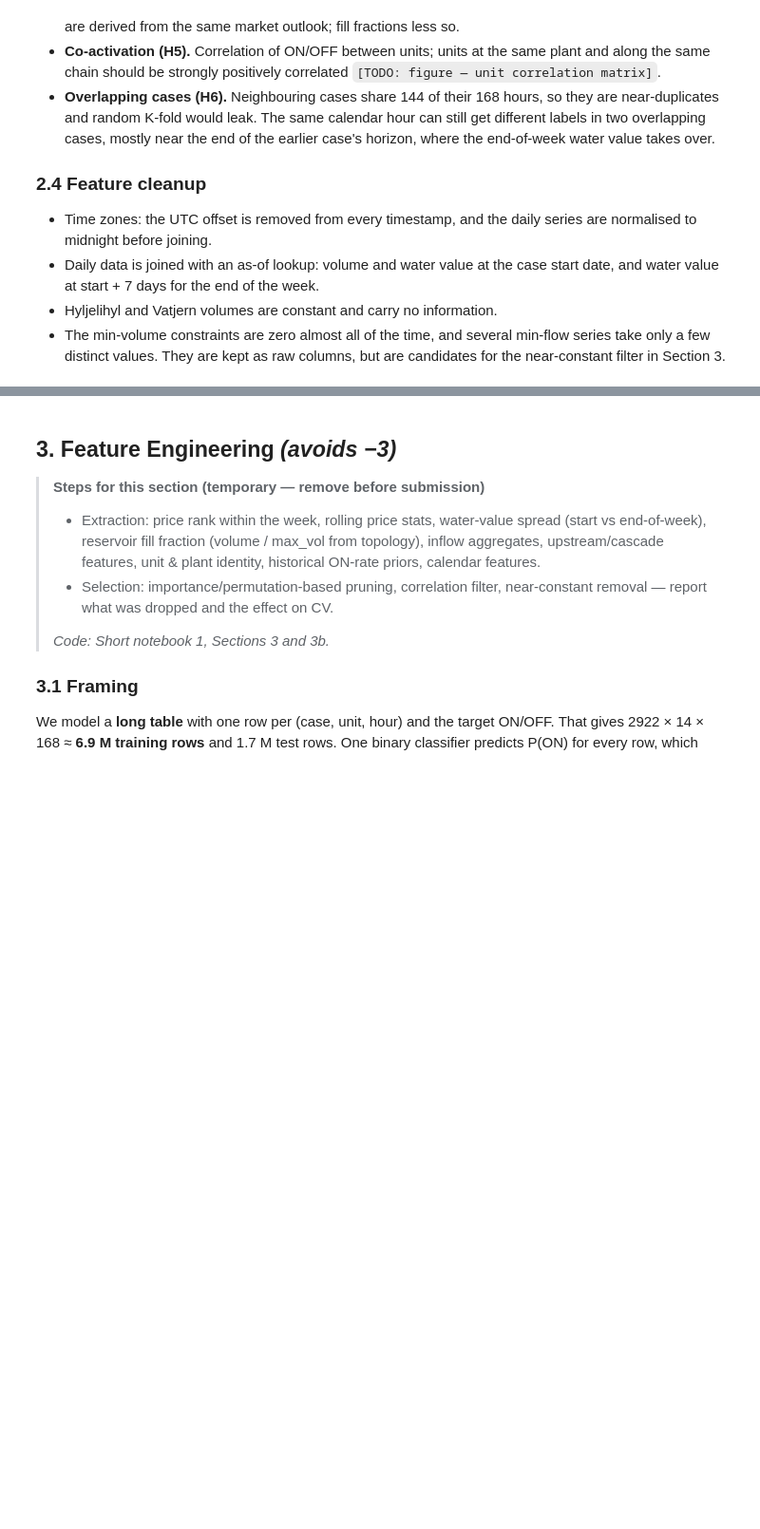
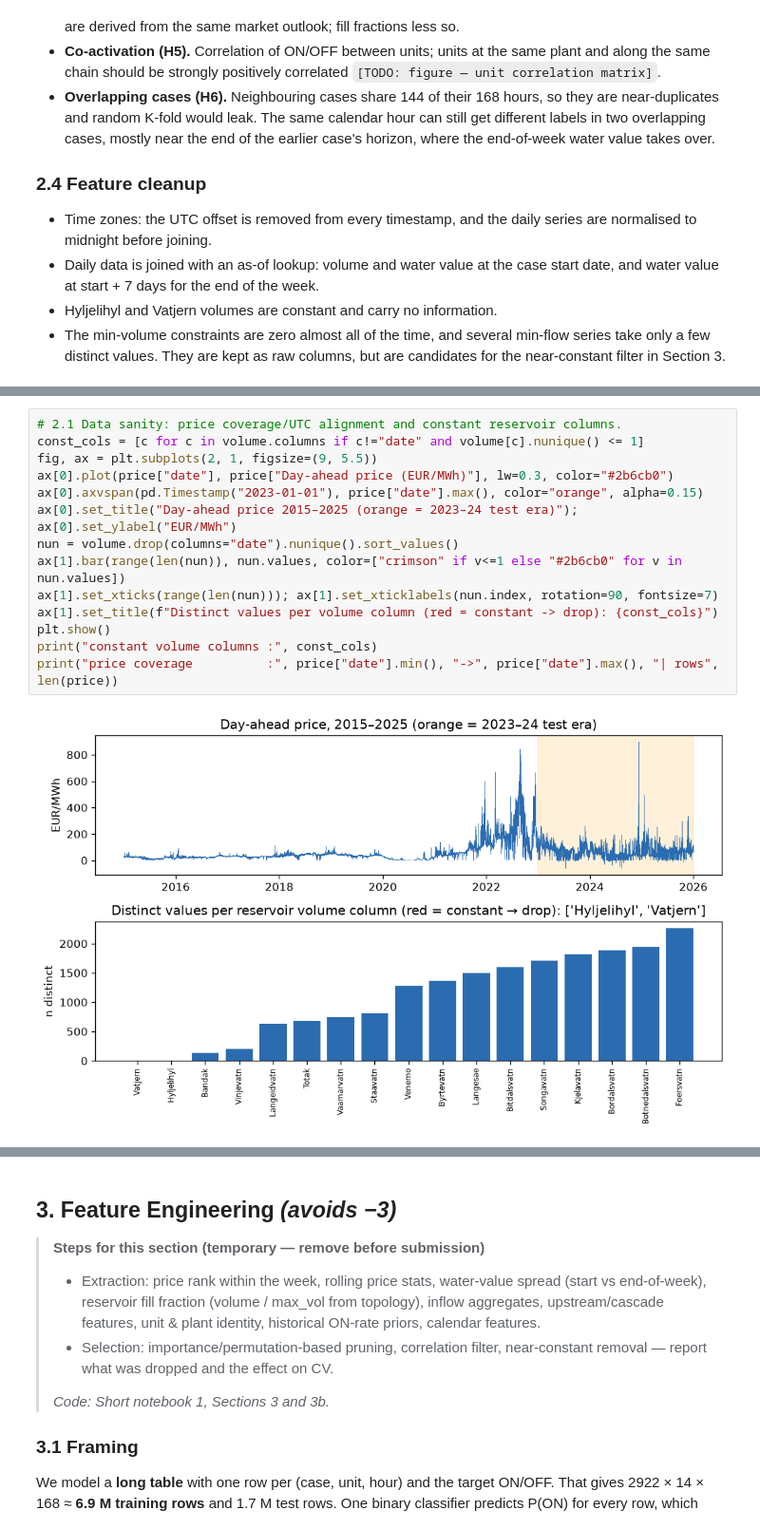
Before and after one commit to Mathole01/ML-group-project-TDT4173, a Jupyter notebook: Report.ipynb, the cells around one changed output, grey strips where cells are left out. Shown at 95% size. Drawn from its saved outputs; the diff is of its cells as text; blank space fills up the shorter version.

Commit message:
add visualization

```diff
--- a/Report.ipynb
+++ b/Report.ipynb
@@ -166,0 +208,16 @@ All time series are stamped in **UTC**. The hourly series are price, inflow and
+# %%
+# 2.1 Data sanity: price coverage/UTC alignment and constant reservoir columns.
+const_cols = [c for c in volume.columns if c!="date" and volume[c].nunique() <= 1]
+fig, ax = plt.subplots(2, 1, figsize=(9, 5.5))
+ax[0].plot(price["date"], price["Day-ahead price (EUR/MWh)"], lw=0.3, color="#2b6cb0")
+ax[0].axvspan(pd.Timestamp("2023-01-01"), price["date"].max(), color="orange", alpha=0.15)
+ax[0].set_title("Day-ahead price 2015–2025 (orange = 2023–24 test era)"); ax[0].set_ylabel("EUR/MWh")
+nun = volume.drop(columns="date").nunique().sort_values()
+ax[1].bar(range(len(nun)), nun.values, color=["crimson" if v<=1 else "#2b6cb0" for v in nun.values])
+ax[1].set_xticks(range(len(nun))); ax[1].set_xticklabels(nun.index, rotation=90, fontsize=7)
+ax[1].set_title(f"Distinct values per volume column (red = constant -> drop): {const_cols}")
+plt.show()
+print("constant volume columns :", const_cols)
+print("price coverage          :", price["date"].min(), "->", price["date"].max(), "| rows", len(price))
+# %% [output]
+[figure, added]
```
Also changed, not shown: parts of 13 cells of this notebook, 4 other files.
